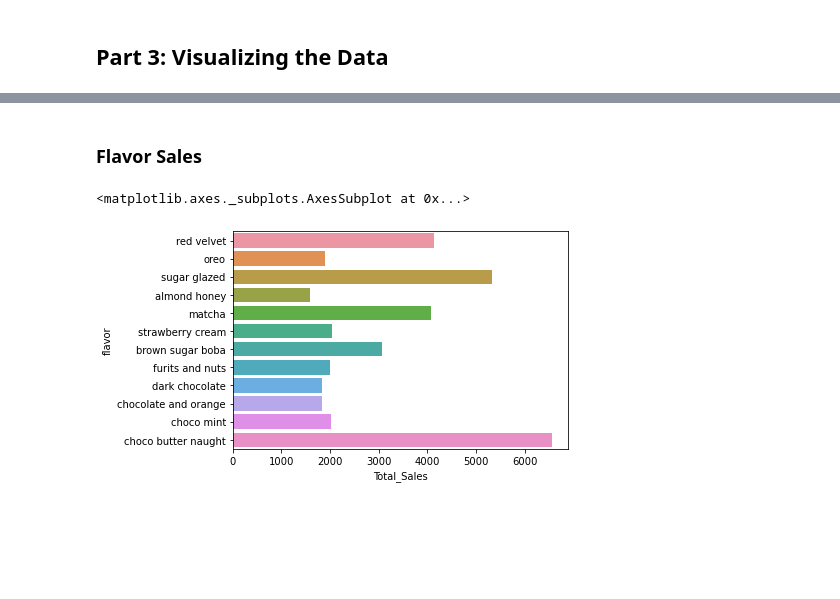
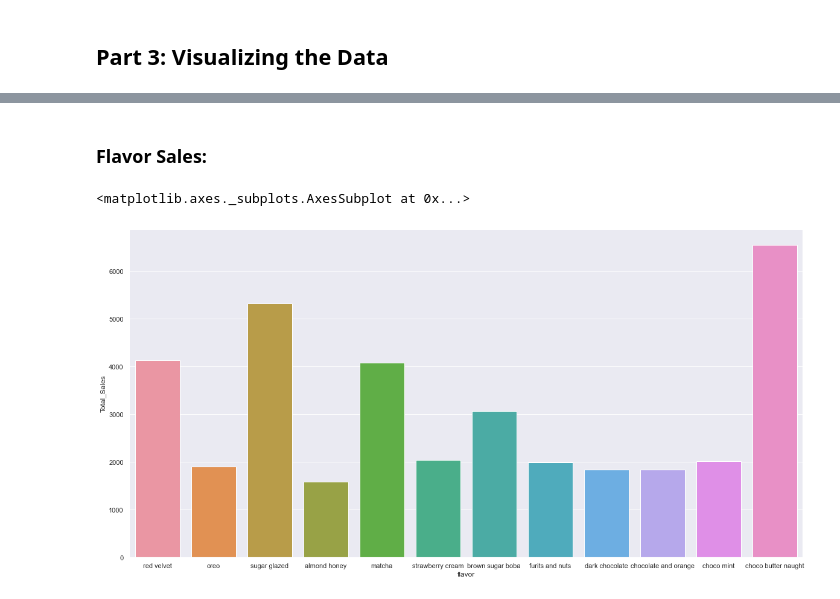
Before and after one commit to khaylee1/Midterm-Exam, a Jupyter notebook: MT-checkpoint.ipynb, the cells around one changed output, grey strips where cells are left out. Saved outputs shown, nothing was run; the diff lists cells and outputs as text; code cells hidden in the pictures; blank space fills up the shorter version.

```diff
--- a/MT-checkpoint.ipynb
+++ b/MT-checkpoint.ipynb
@@ -212,0 +215,4 @@ pd.DataFrame(data=worst_3_flavor)
+# %%
+sns.set(rc={'figure.figsize':(20,10)})
+df_prices.plot(kind='bar',x='Unnamed: 0')
+df_sales.plot(kind='bar',x='flavor')
@@ -219,0 +225,3 @@ sns.barplot("sales","month",ci=(20,20,20), data=monthly_sale)
+# %%
+sns.set(rc={'figure.figsize':(20,5)})
+sns.barplot("month","sales", data=monthly_sale)
@@ -220,10 +231,11 @@ sns.barplot("sales","month",ci=(20,20,20), data=monthly_sale)
 # %% [markdown]
-### Flavor Sales
+### Flavor Sales:
 # %%
-sns.barplot("Total_Sales","flavor",data=df_sales)
+sns.set(rc={'figure.figsize':(20,10)})
+sns.barplot("flavor","Total_Sales",data=df_sales)
 # %% [output]
 <matplotlib.axes._subplots.AxesSubplot at 0x...>
-[figure, old version]
+[figure, new version]
 # %% [markdown]
 ### Part 4: Business Recommendation and Conclusion
 
```
Also changed, not shown: parts of 8 cells of this notebook.
